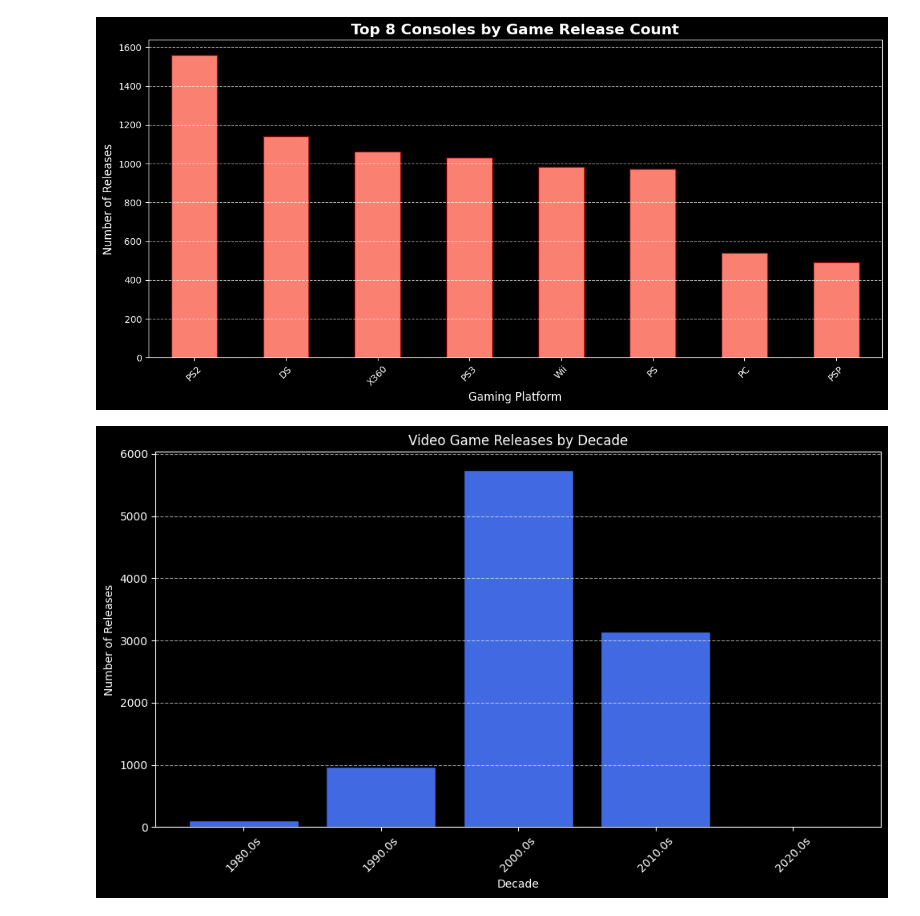
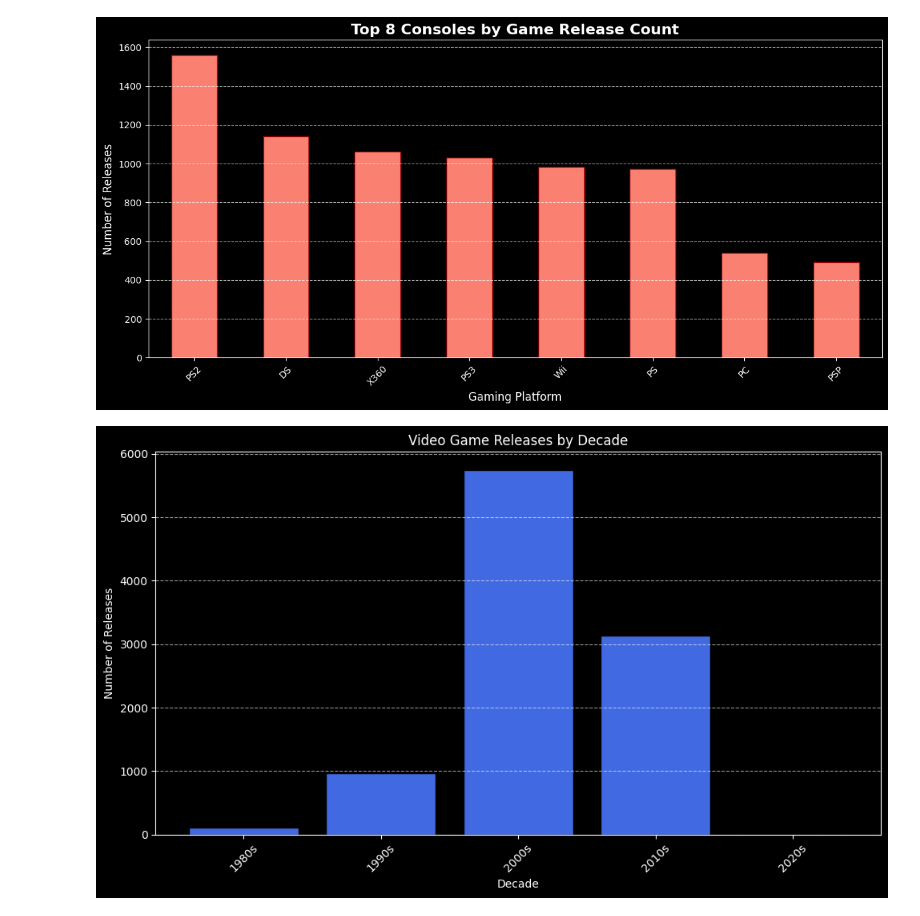
Before and after one commit to tamishhossain-svg/Python, a Jupyter notebook: Final project(data analysis)/sample.ipynb, the cells around one changed output. Cells and saved outputs as stored; diff of their text form; code cells hidden in the pictures.

```diff
--- a/Final project(data analysis)/sample.ipynb
+++ b/Final project(data analysis)/sample.ipynb
@@ -4,10 +4,10 @@ from logging import info
 import pandas as pd
 import numpy as np
 import matplotlib.pyplot as plt
+import seaborn as sns
 from nbclient.jsonutil import JPEG
 
-
-
+#reading CSV file
 df = pd.read_csv('C:/CSV/vgsales.csv')
 
 #####Step 1 - Cleaning Data ######
@@ -18,7 +18,7 @@ df=df.drop_duplicates()
 df=df.rename(columns={'NA_Sales': "North America Sales"
                       ,'Global_Sales': 'Global Sales'
                       ,'EU_Sales':'Europe Sales'
-                      ,'Global_Sales' : 'Global Sales',
+                      ,
                        'JP_Sales': 'Japan Sales',
                         'Other_Sales': 'Other Sales',
                          'Platform': 'Gaming Platform'})
@@ -105,25 +105,25 @@ plt.show()
 # %%
 ##### Which Decade got most releases####
 # Convert Year to integer
-df['Year'] = df['Year'].astype(int).astype(float)
+df['Year'] = df['Year'].astype(int)
 
 # Create a Decade column
 df['Decade'] = (df['Year'] // 10) * 10
 df['Decade_Label'] = df['Decade'].astype(str) + 's'
 
 # Count releases per decade
 decade_counts = df.groupby('Decade_Label').size().sort_index()
 
 # Visualization using Matplotlib
 plt.figure(figsize=(10, 6))
 plt.bar(decade_counts.index, decade_counts.values, color='royalblue', edgecolor='black')
 
 # Drawing Bar chart
 plt.title('Video Game Releases by Decade')
 plt.xlabel('Decade')
 plt.ylabel('Number of Releases')
 plt.xticks(rotation=45)
 plt.grid(axis='y', linestyle='--', alpha=0.6)
 plt.tight_layout()
 # %% [output]
-[figure, old version]
+[figure, new version]
```
Also changed, not shown: parts of 4 cells of this notebook.
